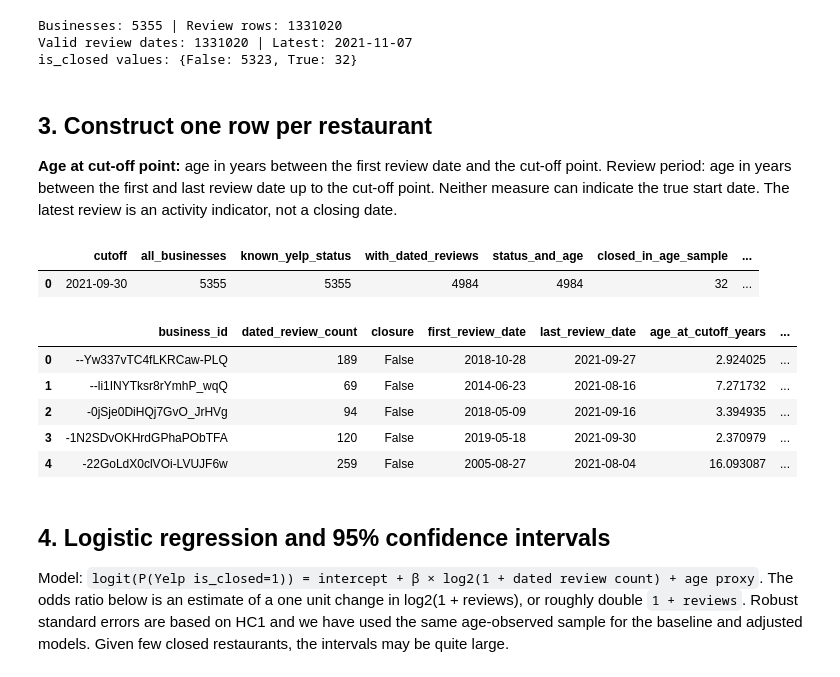
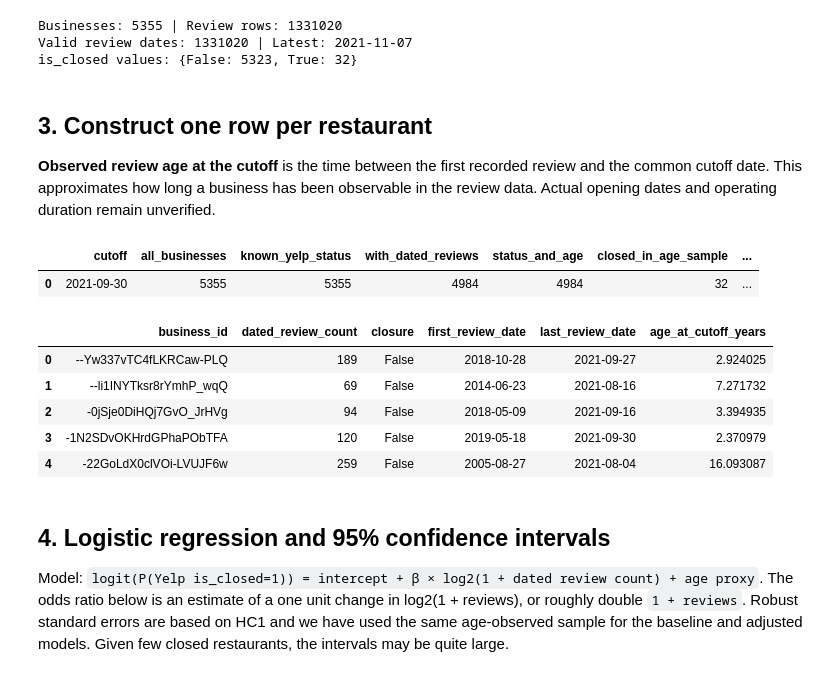
Before and after one commit to IrfanOzmen/CS418_Economic_Trajectories_Group, a Jupyter notebook: Checkpoint_#5_Narrative Analysis/person2_princeton_age_replication.ipynb, the cells around one changed output. Saved outputs shown, nothing was run; the diff lists cells and outputs as text; code cells hidden in the pictures.

```diff
--- a/Checkpoint_#5_Narrative Analysis/person2_princeton_age_replication.ipynb
+++ b/Checkpoint_#5_Narrative Analysis/person2_princeton_age_replication.ipynb
@@ -16,10 +16,14 @@ import matplotlib.pyplot as plt
 import statsmodels.api as sm
 from IPython.display import display, Markdown
 
-repo = next((p for p in (Path.cwd(), *Path.cwd().parents) if (p / 'EDA_Checkpoint/data/businesses.parquet').exists()), None)
+repo = next(
+    (p for p in (Path.cwd(), *Path.cwd().parents)
+     if (p / "data/processed_princeton_chicago/businesses.parquet").exists()),
+    None,
+)
 if repo is None:
     raise FileNotFoundError('Open notebook from inside CS418_Economic_Trajectories_Group')
-source_dir = repo / 'EDA_Checkpoint' / 'data'
+source_dir = repo / "data" / "processed_princeton_chicago"
 out = repo / 'person2_results'
 out.mkdir(exist_ok=True)
 GOOGLE_CUTOFF = pd.Timestamp('2021-09-30')
@@ -50,47 +54,46 @@ is_closed values: {False: 5323, True: 32}
 # %% [markdown]
 ## 3. Construct one row per restaurant
 
-**Age at cut-off point:** age in years between the first review date and the cut-off point. Review period: age in years between the first and last review date up to the cut-off point. Neither measure can indicate the true start date. The latest review is an activity indicator, not a closing date.
+**Observed review age at the cutoff** is the time between the first recorded review and the common cutoff date. This approximates how long a business has been observable in the review data. Actual opening dates and operating duration remain unverified.
 # %%
 def make_table(cutoff):
     eligible = reviews.loc[reviews['review_date'].notna() & reviews['review_date'].le(cutoff)]
     summary = eligible.groupby('business_id').agg(
         dated_review_count=('review_date','size'),
         first_review_date=('review_date','min'),
         last_review_date=('review_date','max'))
     frame = businesses.merge(summary, left_on='business_id', right_index=True, how='left', validate='one_to_one')
     frame['dated_review_count'] = frame['dated_review_count'].fillna(0).astype(int)
     frame['age_at_cutoff_years'] = (cutoff - frame['first_review_date']).dt.days / 365.25
-    frame['review_span_years'] = (frame['last_review_date'] - frame['first_review_date']).dt.days / 365.25
     frame['log2_reviews'] = np.log2(1 + frame['dated_review_count'])
     closed = pd.to_numeric(frame['is_closed'], errors='coerce')
     frame['closure'] = closed.where(closed.isin([0,1]))
     return frame, len(eligible)
 
 restaurants, n_dated = make_table(GOOGLE_CUTOFF)
 restaurants.to_csv(out / 'restaurant_age_table.csv', index=False)
 assert restaurants['business_id'].is_unique
 coverage = pd.DataFrame([{
     'cutoff': str(GOOGLE_CUTOFF.date()),
     'all_businesses': len(restaurants),
     'known_yelp_status': restaurants['closure'].notna().sum(),
     'with_dated_reviews': restaurants['first_review_date'].notna().sum(),
     'status_and_age': restaurants[['closure','age_at_cutoff_years']].notna().all(axis=1).sum(),
     'closed_in_age_sample': restaurants.loc[restaurants['age_at_cutoff_years'].notna(),'closure'].sum(),
     'dated_review_rows_before_cutoff': n_dated
 }])
 coverage.to_csv(out / 'coverage.csv', index=False)
 display(coverage)
-display(restaurants[['business_id','dated_review_count','closure','first_review_date','last_review_date','age_at_cutoff_years','review_span_years']].head())
+display(restaurants[['business_id','dated_review_count','closure','first_review_date','last_review_date','age_at_cutoff_years']].head())
 # %% [output]
 |  | cutoff | all_businesses | known_yelp_status | with_dated_reviews | status_and_age | closed_in_age_sample | ... |
 | 0 | 2021-09-30 | 5355 | 5355 | 4984 | 4984 | 32 | ... |
-|  | business_id | dated_review_count | closure | first_review_date | last_review_date | age_at_cutoff_years | ... |
-| 0 | --Yw337vTC4fLKRCaw-PLQ | 189 | False | 2018-10-28 | 2021-09-27 | 2.924025 | ... |
-| 1 | --li1INYTksr8rYmhP_wqQ | 69 | False | 2014-06-23 | 2021-08-16 | 7.271732 | ... |
-| 2 | -0jSje0DiHQj7GvO_JrHVg | 94 | False | 2018-05-09 | 2021-09-16 | 3.394935 | ... |
-| 3 | -1N2SDvOKHrdGPhaPObTFA | 120 | False | 2019-05-18 | 2021-09-30 | 2.370979 | ... |
-| 4 | -22GoLdX0clVOi-LVUJF6w | 259 | False | 2005-08-27 | 2021-08-04 | 16.093087 | ... |
+|  | business_id | dated_review_count | closure | first_review_date | last_review_date | age_at_cutoff_years |
+| 0 | --Yw337vTC4fLKRCaw-PLQ | 189 | False | 2018-10-28 | 2021-09-27 | 2.924025 |
+| 1 | --li1INYTksr8rYmhP_wqQ | 69 | False | 2014-06-23 | 2021-08-16 | 7.271732 |
+| 2 | -0jSje0DiHQj7GvO_JrHVg | 94 | False | 2018-05-09 | 2021-09-16 | 3.394935 |
+| 3 | -1N2SDvOKHrdGPhaPObTFA | 120 | False | 2019-05-18 | 2021-09-30 | 2.370979 |
+| 4 | -22GoLdX0clVOi-LVUJF6w | 259 | False | 2005-08-27 | 2021-08-04 | 16.093087 |
 # %% [markdown]
 ## 4. Logistic regression and 95% confidence intervals
 
```
Also changed, not shown: parts of 30 cells of this notebook.
